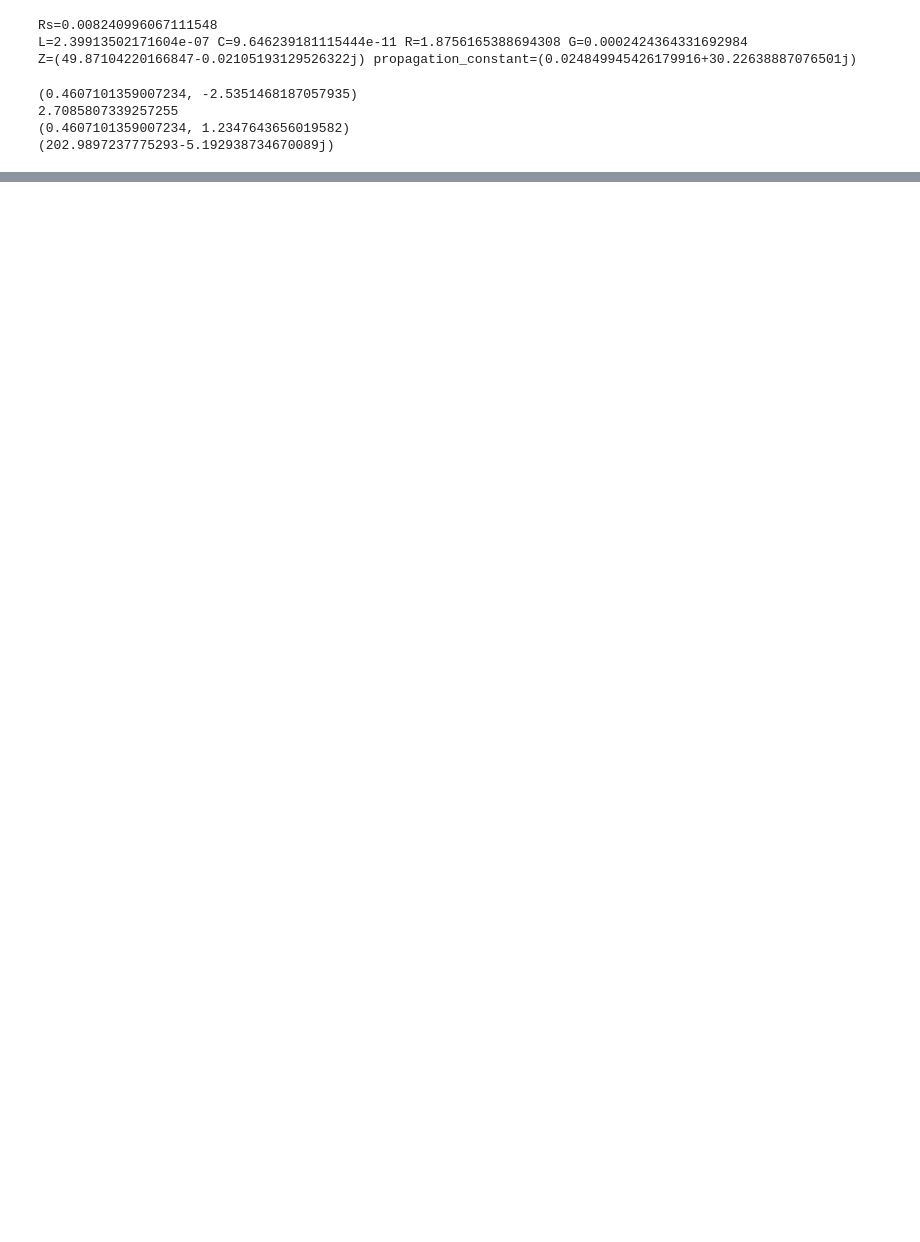
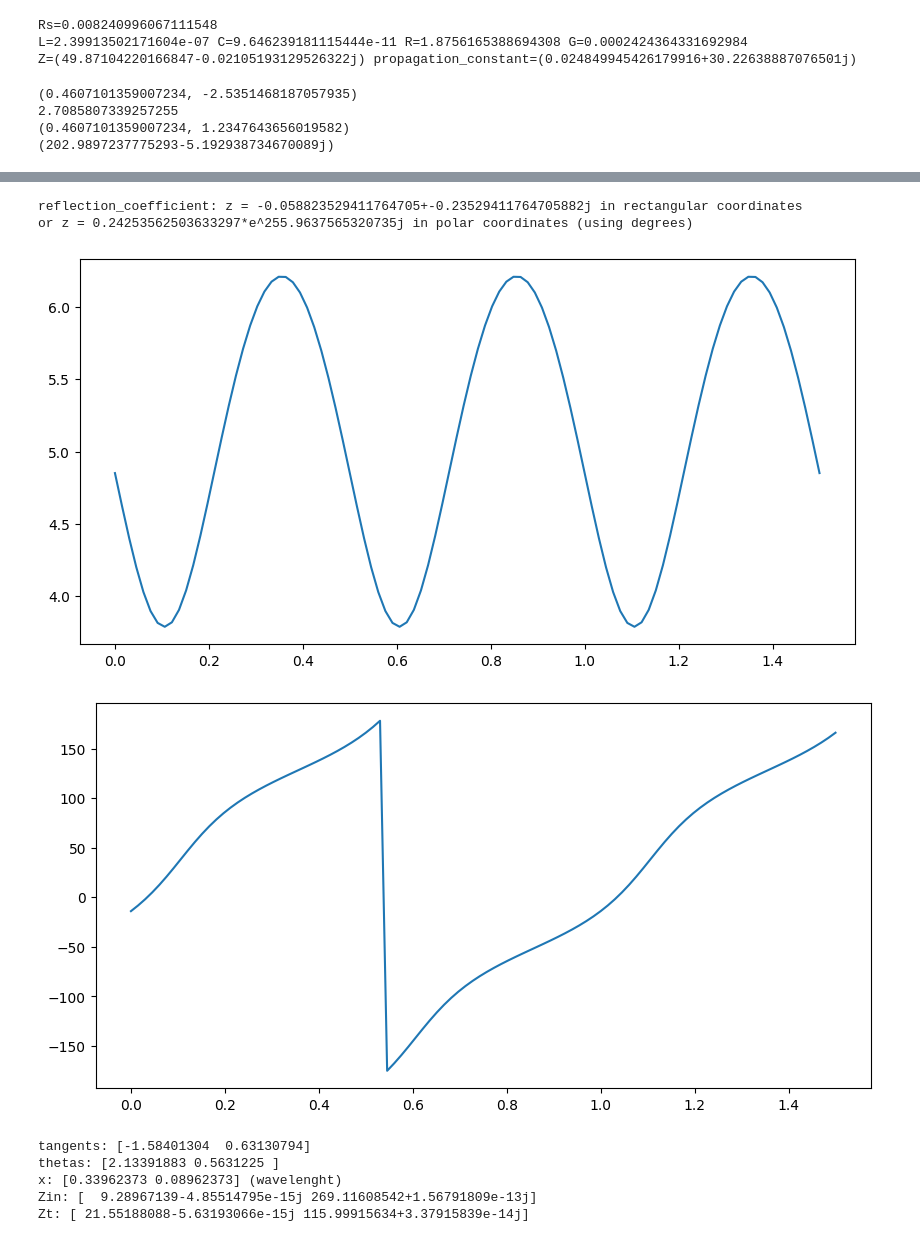
Before and after one commit to fbaltor/em-tools, a Jupyter notebook: transmission_lines.ipynb, the cells around one changed output, grey strips where cells are left out. Cells and saved outputs as stored; diff of their text form; code cells hidden in the pictures; blank space fills up the shorter version.

Commit message:
wip: missing match exercises

```diff
--- a/transmission_lines.ipynb
+++ b/transmission_lines.ipynb
@@ -181,0 +230,76 @@ print(zin)
+# %%
+# 2.18
+
+R = 100
+Vsource = 10
+Z0 = 100
+ZL = 80 - 1j*40
+
+reflection_coef = reflection_coefficient_(Z0, ZL)
+print("reflection_coefficient: " + format_complex(reflection_coef))
+
+x = np.linspace(0, 3/2, 100)
+v = 5 * (np.exp(2*cmath.pi*1j*x) + reflection_coef * np.exp(-2*cmath.pi*1j*x))
+phase = np.angle(v, deg=True)
+modulo = np.abs(v)
+
+fig = plt.figure(figsize = (10, 5))
+
+plt.plot(x, modulo)
+plt.show()
+
+fig = plt.figure(figsize = (10, 5))
+
+plt.plot(x, phase)
+plt.show()
+# %% [output]
+reflection_coefficient: z = -0.058823529411764705+-0.23529411764705882j in rectangular coordinates
+or z = 0.24253562503633297*e^255.9637565320735j in polar coordinates (using degrees)
+[figure, added]
+[figure, added]
+# %%
+# Impedance matching and extra question of list 1
+
+def quarter_wave_transformer():
+    raise NotImplementedError()
+
+def load_to_real(Z0, ZL):
+    R = ZL.real
+    X = ZL.imag
+
+    a = Z0*X
+    b = (X**2 + R**2 - Z0**2)
+    c = -1*X*Z0
+    eq_coef = [a, b, c]
+
+    tangents = np.roots(eq_coef)
+    print(f'tangents: {tangents}')
+
+    thetas = (np.arctan(tangents) + np.pi)%np.pi
+    print(f'thetas: {thetas}')
+
+    x = thetas/(2*np.pi)
+    print(f'x: {x} (wavelenght)')
+
+    Zin = Z0*(ZL*np.cos(thetas) + 1j*Z0*np.sin(thetas))/(Z0*np.cos(thetas) + 1j*ZL*np.sin(thetas))
+    print(f'Zin: {Zin}')
+
+    return Zin
+
+
+f = 2e9
+w = 2*math.pi*f
+L = 5.6e-9
+
+ZL = 30 + 1j*w*L
+Z0 = 50
+Zin = load_to_real(Z0, ZL)
+
+Zt = np.sqrt(Zin*Z0)
+print(f'Zt: {Zt}')
+# %% [output]
+tangents: [-1.58401304  0.63130794]
+thetas: [2.13391883 0.5631225 ]
+x: [0.33962373 0.08962373] (wavelenght)
+Zin: [  9.28967139-4.85514795e-15j 269.11608542+1.56791809e-13j]
+Zt: [ 21.55188088-5.63193066e-15j 115.99915634+3.37915839e-14j]
```
Also changed, not shown: parts of 7 cells of this notebook.
